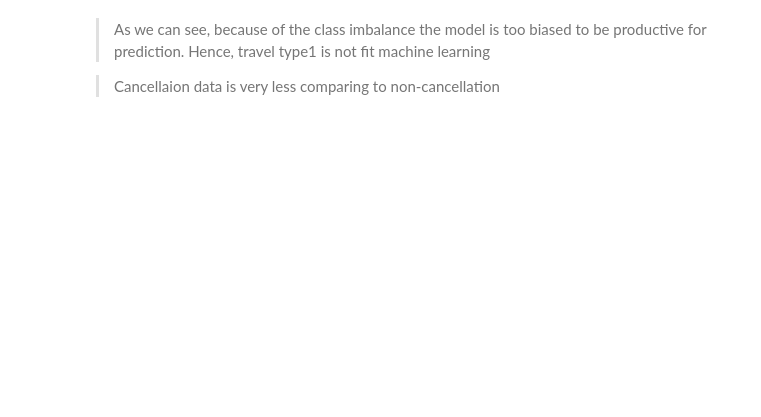
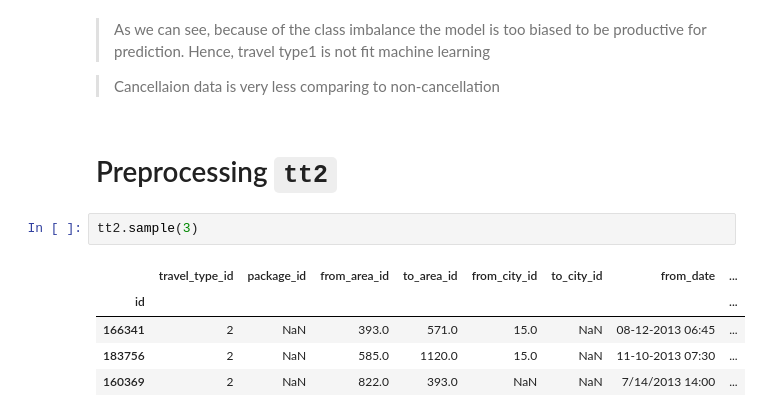
Before and after one commit to sudhirjangra/your_cab_data_analysis, a Jupyter notebook: your_cabs_data_analysis.ipynb, the cells around one changed output. Cells and saved outputs as stored; diff of their text form; blank space fills up the shorter version.

```diff
--- a/your_cabs_data_analysis.ipynb
+++ b/your_cabs_data_analysis.ipynb
@@ -729,3 +729,13 @@ weighted avg       0.98      0.99      0.98       477
 > As we can see, because of the class imbalance the model is too biased to be productive for prediction. Hence, travel type1 is not fit machine learning
 
 > Cancellaion data is very less comparing to non-cancellation
+# %% [markdown]
+# Preprocessing `tt2`
+# %%
+tt2.sample(3)
+# %% [output]
+|  | travel_type_id | package_id | from_area_id | to_area_id | from_city_id | to_city_id | from_date | ... |
+| id |  |  |  |  |  |  |  | ... |
+| 166341 | 2 | NaN | 393.0 | 571.0 | 15.0 | NaN | 08-12-2013 06:45 | ... |
+| 183756 | 2 | NaN | 585.0 | 1120.0 | 15.0 | NaN | 11-10-2013 07:30 | ... |
+| 160369 | 2 | NaN | 822.0 | 393.0 | NaN | NaN | 7/14/2013 14:00 | ... |
```
Also changed, not shown: parts of 23 cells of this notebook, 2 other files.
